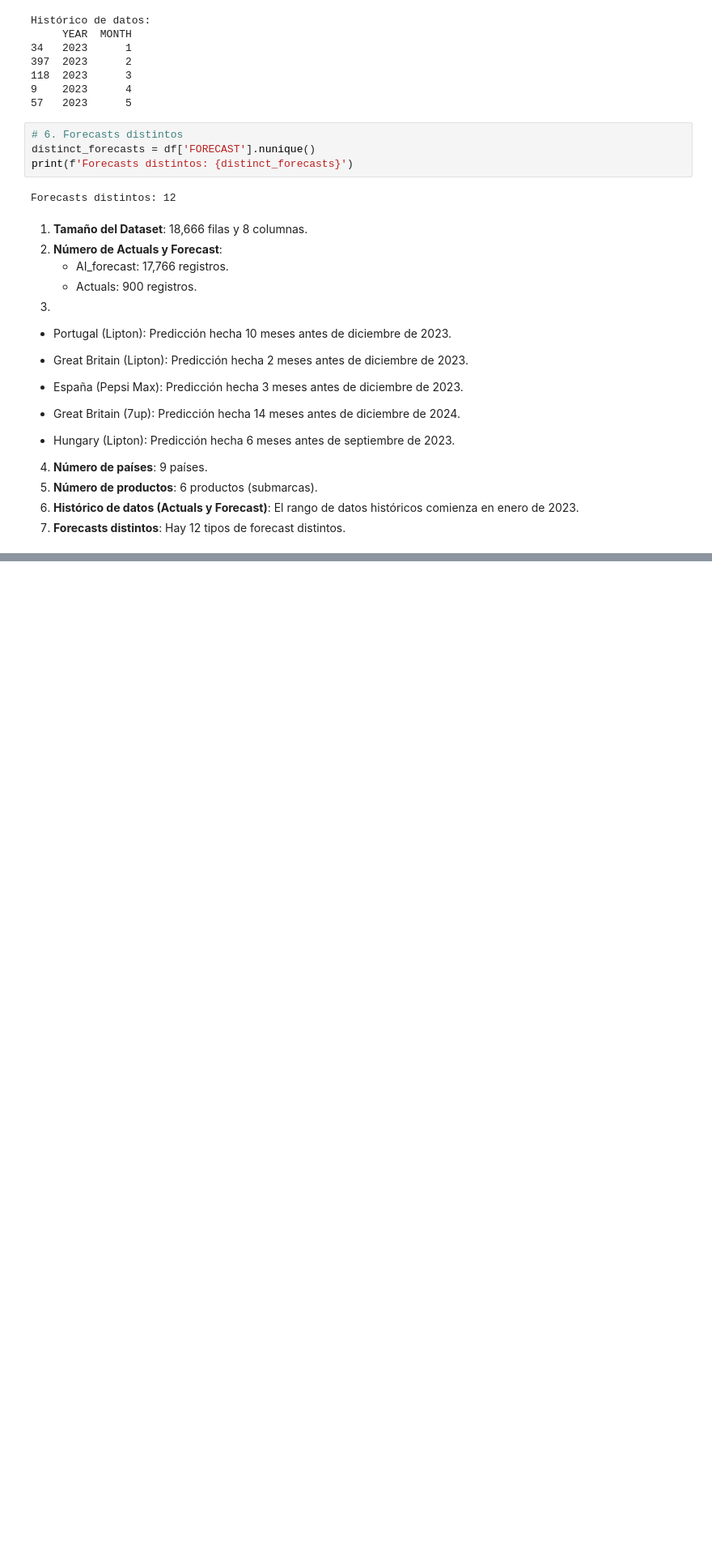
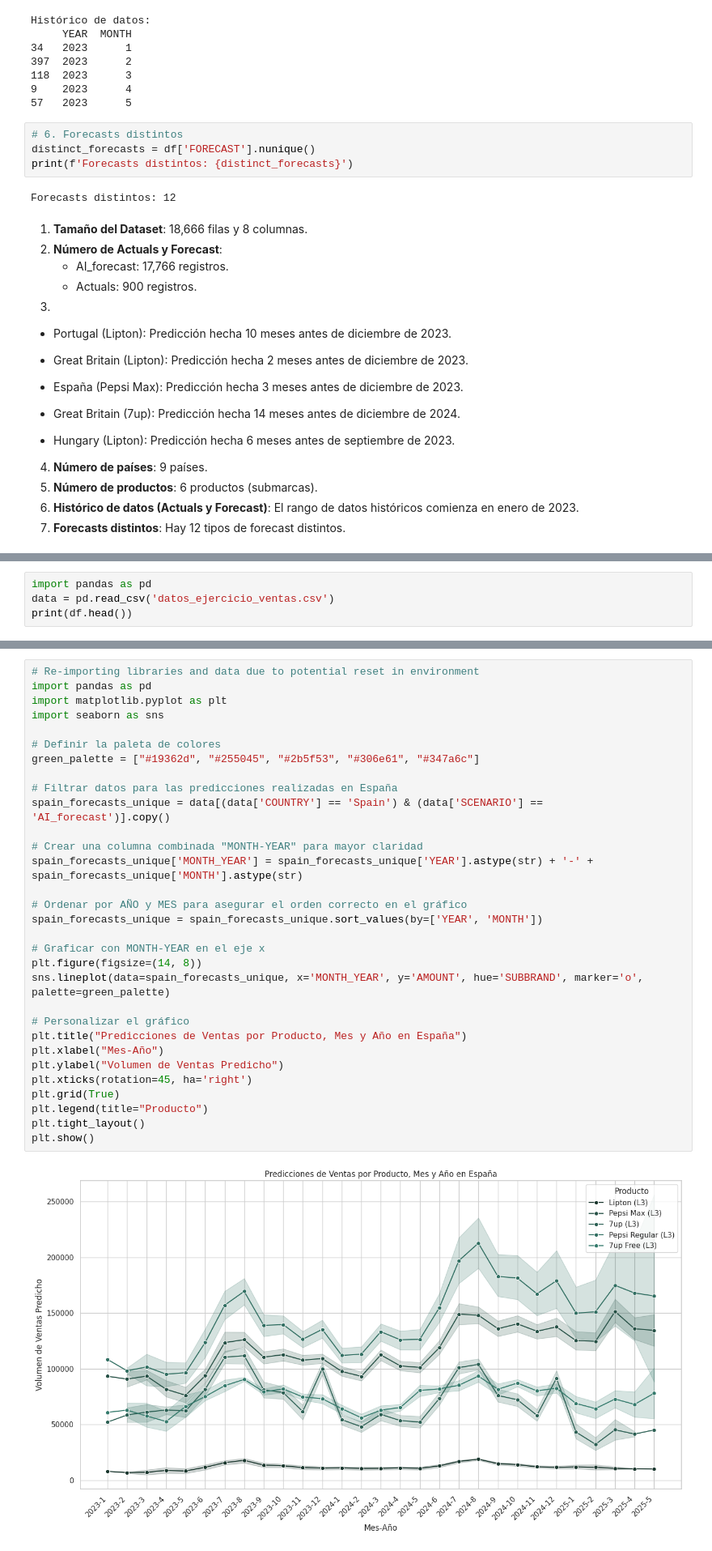
Before and after one commit to JaimeTorio/UFV_Visualizacion, a Jupyter notebook: Ejercicios de clase/ Clase2b.ipynb, the cells around one changed output, grey strips where cells are left out. Shown: that part at 81% size. Cells and saved outputs as stored; diff of their text form; blank space fills up the shorter version.

```diff
--- a/Ejercicios de clase/ Clase2b.ipynb
+++ b/Ejercicios de clase/ Clase2b.ipynb
@@ -108,0 +116,4 @@ Forecasts distintos: 12
+# %%
+import pandas as pd
+data = pd.read_csv('datos_ejercicio_ventas.csv')
+print(df.head())
@@ -108,0 +268,33 @@ Forecasts distintos: 12
+# %%
+# Re-importing libraries and data due to potential reset in environment
+import pandas as pd
+import matplotlib.pyplot as plt
+import seaborn as sns
+
+# Definir la paleta de colores
+green_palette = ["#19362d", "#255045", "#2b5f53", "#306e61", "#347a6c"]
+
+# Filtrar datos para las predicciones realizadas en España
+spain_forecasts_unique = data[(data['COUNTRY'] == 'Spain') & (data['SCENARIO'] == 'AI_forecast')].copy()
+
+# Crear una columna combinada "MONTH-YEAR" para mayor claridad
+spain_forecasts_unique['MONTH_YEAR'] = spain_forecasts_unique['YEAR'].astype(str) + '-' + spain_forecasts_unique['MONTH'].astype(str)
+
+# Ordenar por AÑO y MES para asegurar el orden correcto en el gráfico
+spain_forecasts_unique = spain_forecasts_unique.sort_values(by=['YEAR', 'MONTH'])
+
+# Graficar con MONTH-YEAR en el eje x
+plt.figure(figsize=(14, 8))
+sns.lineplot(data=spain_forecasts_unique, x='MONTH_YEAR', y='AMOUNT', hue='SUBBRAND', marker='o', palette=green_palette)
+
+# Personalizar el gráfico
+plt.title("Predicciones de Ventas por Producto, Mes y Año en España")
+plt.xlabel("Mes-Año")
+plt.ylabel("Volumen de Ventas Predicho")
+plt.xticks(rotation=45, ha='right')
+plt.grid(True)
+plt.legend(title="Producto")
+plt.tight_layout()
+plt.show()
+# %% [output]
+[figure, added]
```
Also changed, not shown: parts of 12 cells of this notebook.
